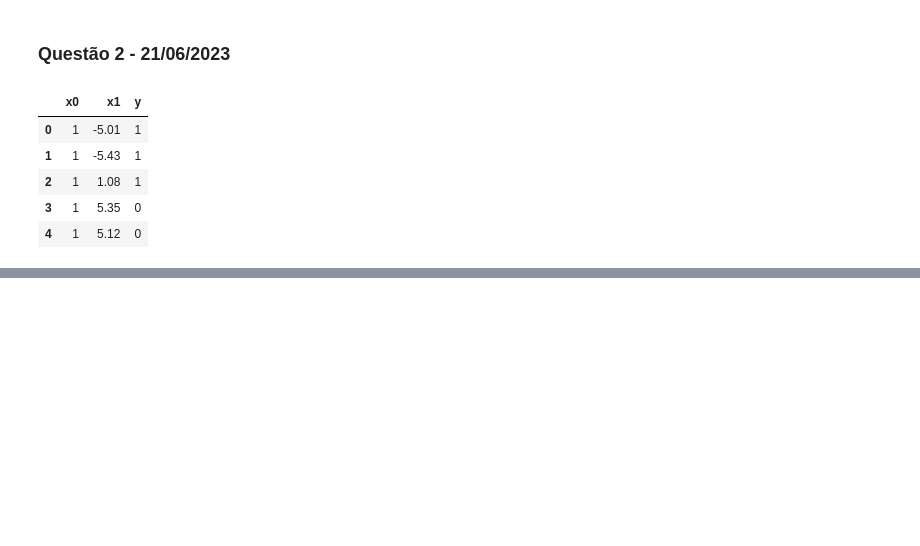
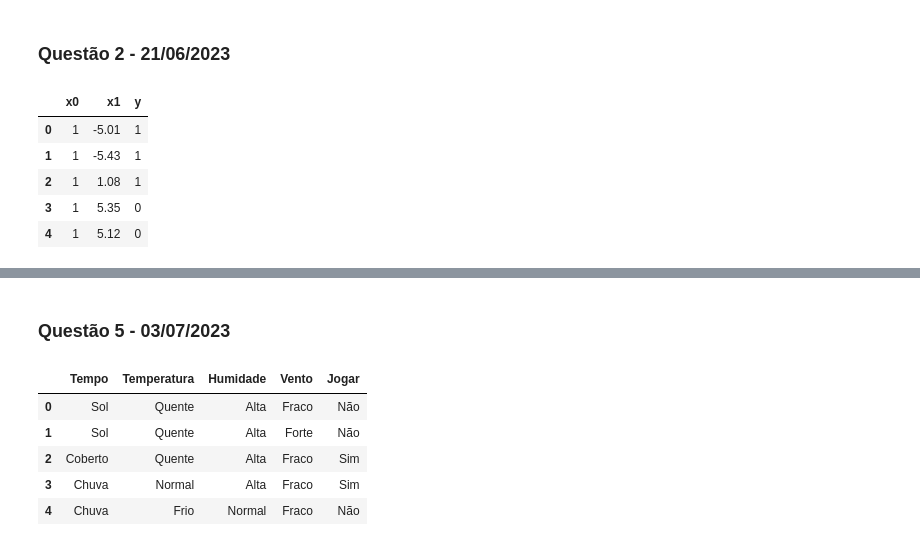
Before and after one commit to BrenoOR/Aprendizado-Maquina, a Jupyter notebook: MLQuestions.ipynb, the cells around one changed output, grey strips where cells are left out. Cells and saved outputs as stored; diff of their text form; code cells hidden in the pictures; blank space fills up the shorter version.

```diff
--- a/MLQuestions.ipynb
+++ b/MLQuestions.ipynb
@@ -304,0 +554,14 @@ Error: 33.33333333333333%
+# %% [markdown]
+### Questão 5 - 03/07/2023
+# %%
+# Loading question 4 data
+q5DB = pd.read_csv(os.path.join('q5DB.csv'))
+q5DB = q5DB.drop(columns=['Dia'])
+q5DB.head()
+# %% [output]
+|  | Tempo | Temperatura | Humidade | Vento | Jogar |
+| 0 | Sol | Quente | Alta | Fraco | Não |
+| 1 | Sol | Quente | Alta | Forte | Não |
+| 2 | Coberto | Quente | Alta | Fraco | Sim |
+| 3 | Chuva | Normal | Alta | Fraco | Sim |
+| 4 | Chuva | Frio | Normal | Fraco | Não |
```
Also changed, not shown: parts of 15 cells of this notebook, 6 other files.
